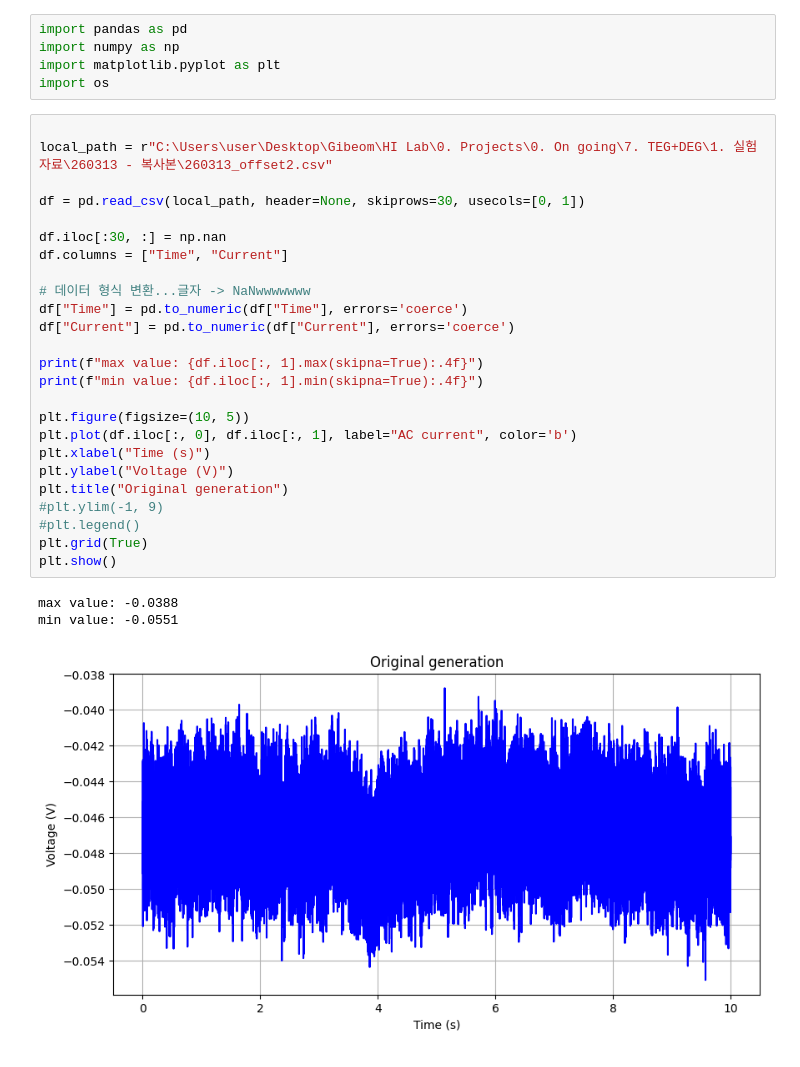
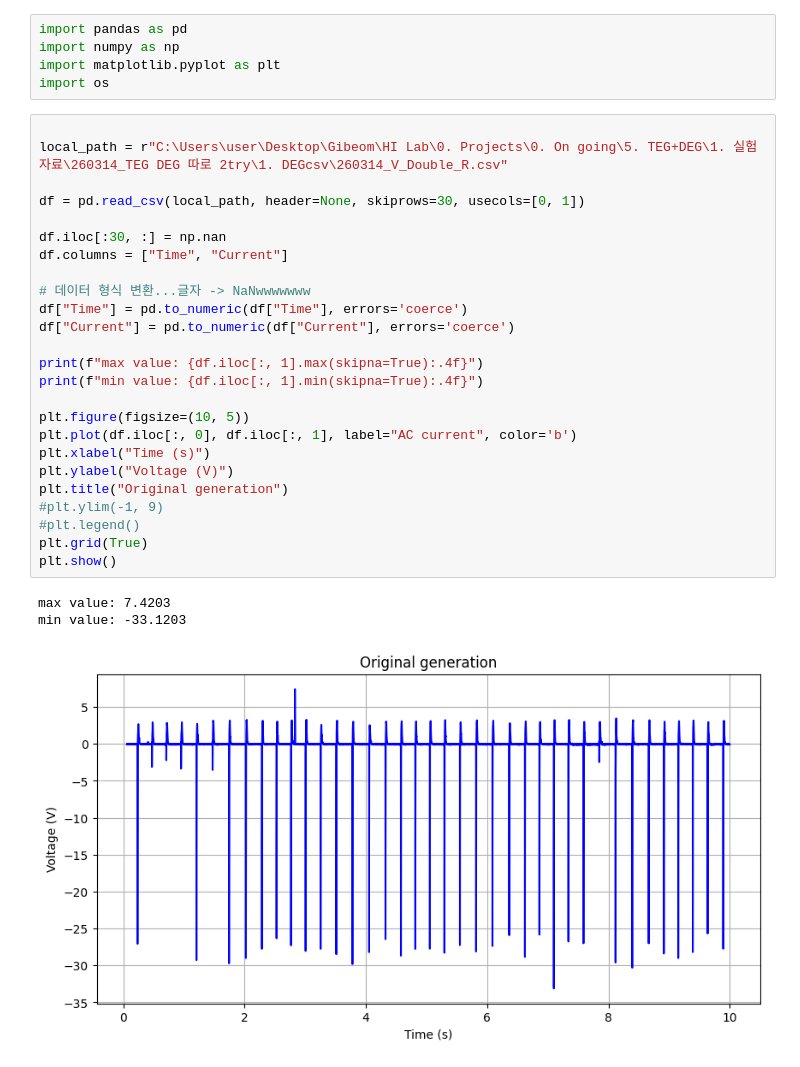
Before and after one commit to Gibeom-Lee/GB_practicing, a Jupyter notebook: data_processing/partial_extraction.ipynb, the cells around one changed output. Drawn from its saved outputs; the diff is of its cells as text.

```diff
--- a/data_processing/partial_extraction.ipynb
+++ b/data_processing/partial_extraction.ipynb
@@ -8,32 +8,32 @@ import matplotlib.pyplot as plt
 import os
 # %%
 
-local_path = r"C:\Users\user\Desktop\Gibeom\HI Lab\0. Projects\0. On going\7. TEG+DEG\1. 실험자료\260313 - 복사본\260313_offset2.csv"
+local_path = r"C:\Users\user\Desktop\Gibeom\HI Lab\0. Projects\0. On going\5. TEG+DEG\1. 실험자료\260314_TEG DEG 따로 2try\1. DEGcsv\260314_V_Double_R.csv"
 
 df = pd.read_csv(local_path, header=None, skiprows=30, usecols=[0, 1])
 
 df.iloc[:30, :] = np.nan
 df.columns = ["Time", "Current"]
 
 # 데이터 형식 변환...글자 -> NaNwwwwwww
 df["Time"] = pd.to_numeric(df["Time"], errors='coerce')
 df["Current"] = pd.to_numeric(df["Current"], errors='coerce')
 
 print(f"max value: {df.iloc[:, 1].max(skipna=True):.4f}")
 print(f"min value: {df.iloc[:, 1].min(skipna=True):.4f}")
 
 plt.figure(figsize=(10, 5))
 plt.plot(df.iloc[:, 0], df.iloc[:, 1], label="AC current", color='b')
 plt.xlabel("Time (s)")
 plt.ylabel("Voltage (V)")
 plt.title("Original generation")
 #plt.ylim(-1, 9)
 #plt.legend()
 plt.grid(True)
 plt.show()
 # %% [output]
-max value: -0.0388
-min value: -0.0551
+max value: 7.4203
+min value: -33.1203
-[figure, old version]
+[figure, new version]
 # %%
 # 필터링된 데이터 생성
```
Also changed, not shown: parts of 1 cell of this notebook, 5 other files.
